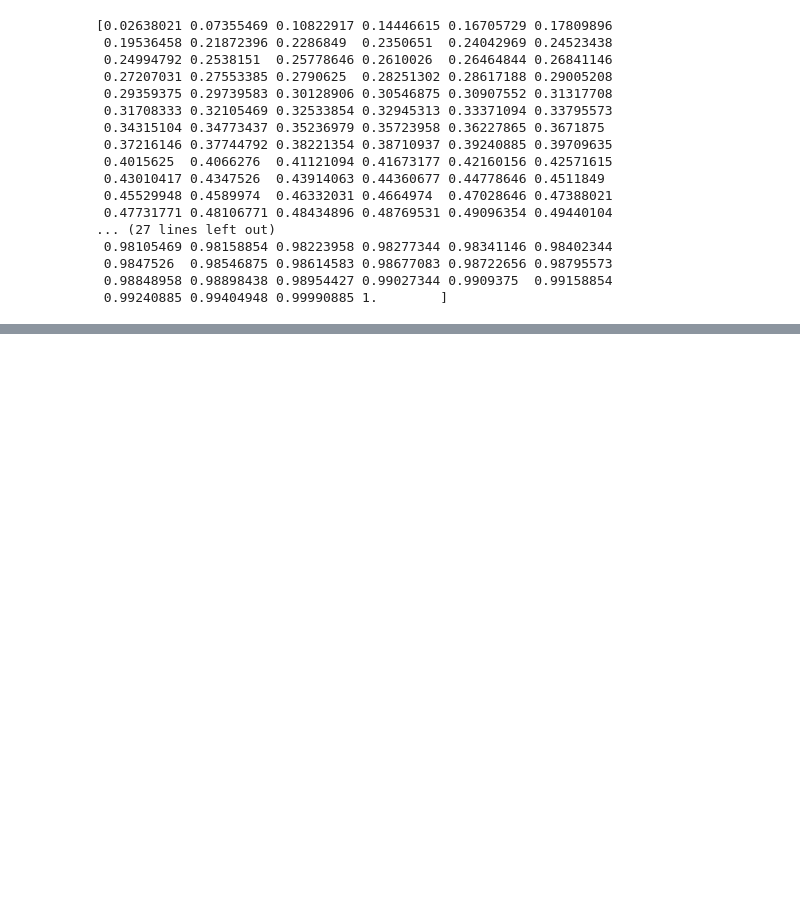
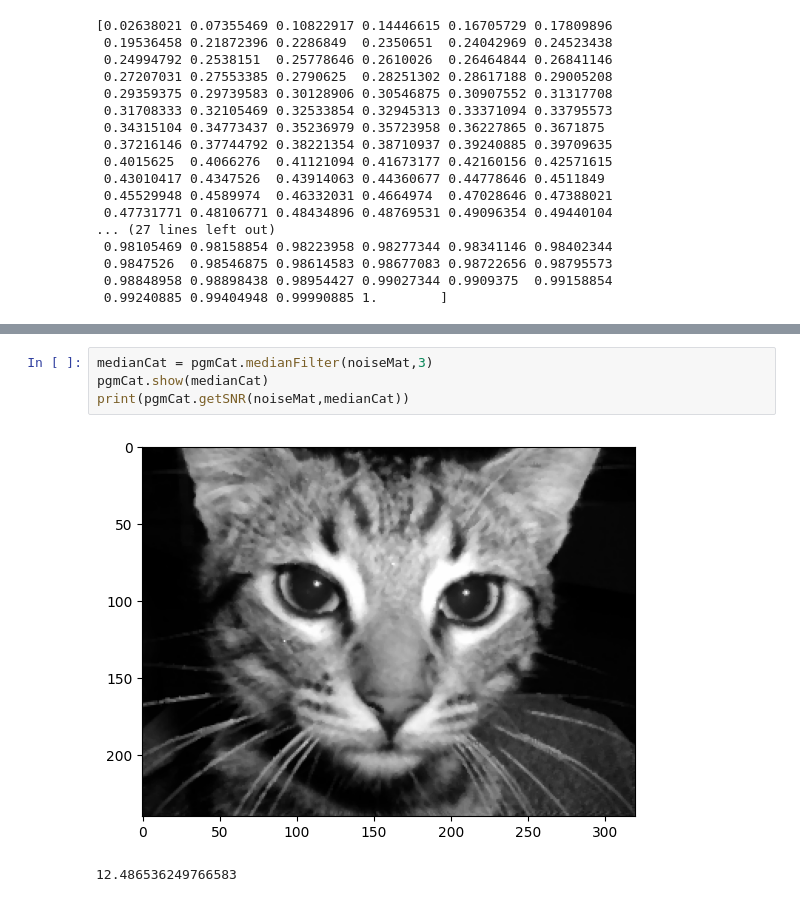
Before and after one commit to gharbiamine/ImageProcessing, a Jupyter notebook: pgm.ipynb, the cells around one changed output, grey strips where cells are left out. Cells and saved outputs as stored; diff of their text form; blank space fills up the shorter version.

```diff
--- a/pgm.ipynb
+++ b/pgm.ipynb
@@ -82,0 +90,7 @@ print(hEq)
+# %%
+medianCat = pgmCat.medianFilter(noiseMat,3)
+pgmCat.show(medianCat)
+print(pgmCat.getSNR(noiseMat,medianCat))
+# %% [output]
+[figure, added]
+12.486536249766583
```
Also changed, not shown: parts of 6 cells of this notebook, 1 other file.
